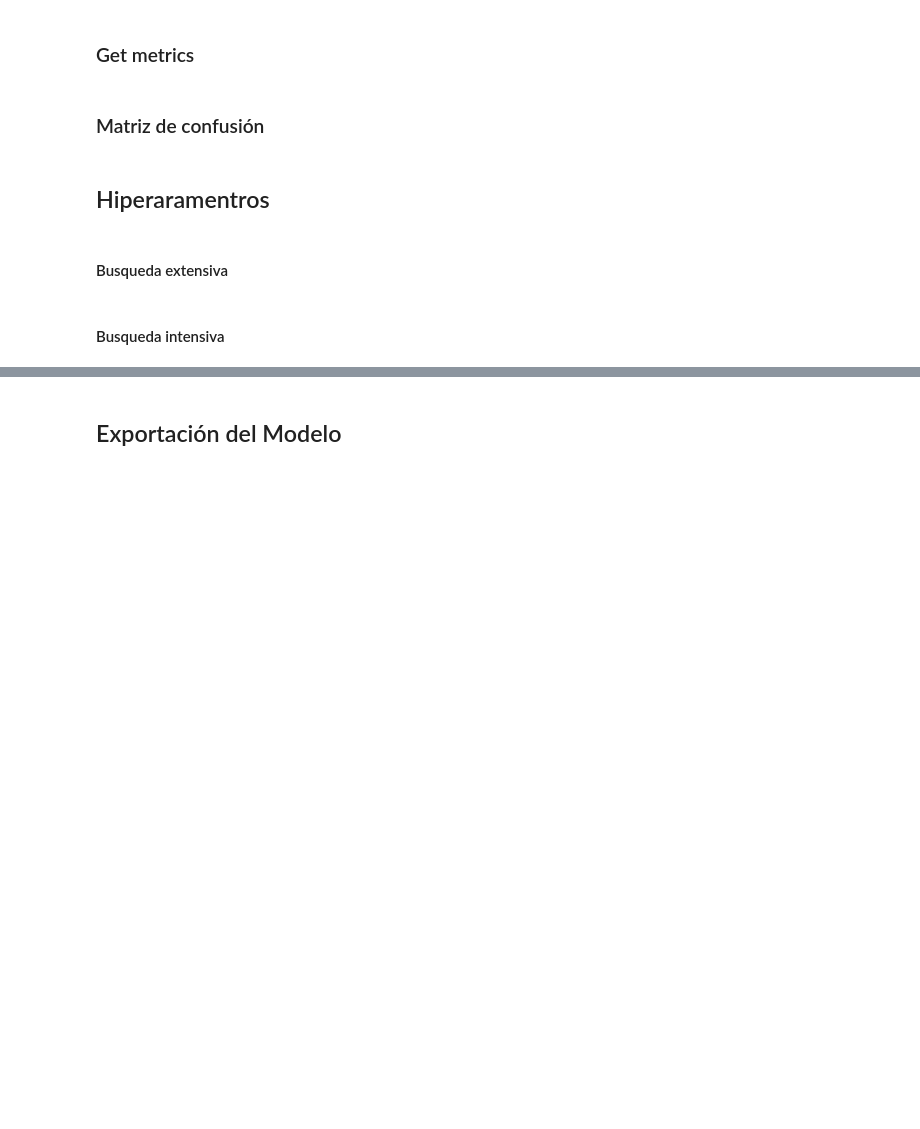
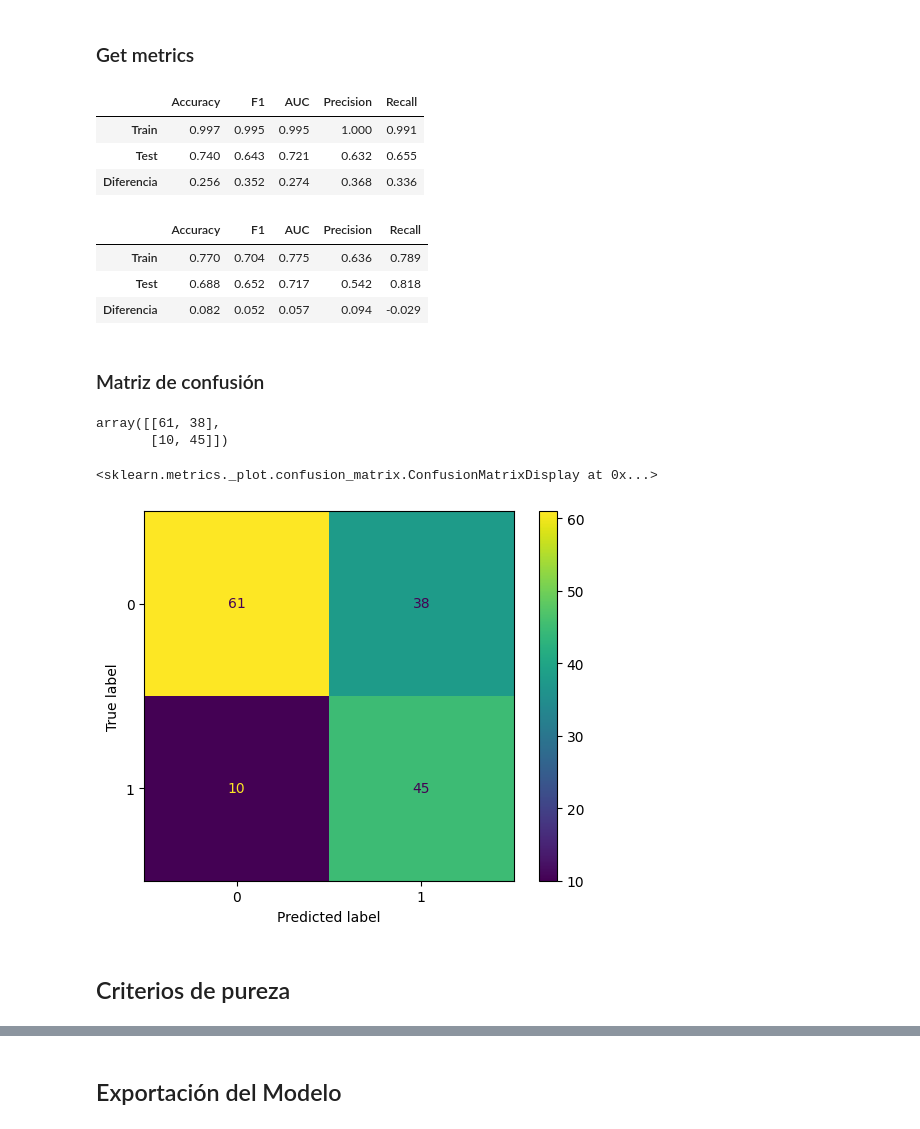
Before and after one commit to 4GeeksAcademy/carlossuesc95-intro-ml, a Jupyter notebook: src/04-decission-tree.ipynb, the cells around one changed output, grey strips where cells are left out. Cells and saved outputs as stored; diff of their text form; code cells hidden in the pictures; blank space fills up the shorter version.

```diff
--- a/src/ 04-decission-tree.ipynb
+++ b/src/04-decission-tree.ipynb
@@ -124,7 +162,7 @@ Name: count, dtype: int64
 # %%
 df_cop = df.copy()
-var_with_ceros = ['Insulin','SkinThickness', 'BloodPressure', 'BMI', 'Glucose']
-df_cop[var_with_ceros] = df_cop[var_with_ceros].replace(0, np.nan)
+vars_cero = ['Insulin','SkinThickness', 'BloodPressure', 'BMI', 'Glucose']
+df_cop[vars_cero] = df_cop[vars_cero].replace(0, np.nan)
 df_cop.head(20).T
 # %% [output]
 |  | 0 | 1 | 2 | 3 | 4 | 5 | 6 | 7 | 8 | 9 | 10 | ... |
@@ -183,7 +221,7 @@ plt.show()
 # %% [markdown]
 ## Train Test Split
 # %%
-X = df_sc.drop('Outcome',axis=1)
-y = df_sc['Outcome']
+X = df_cop.drop('Outcome',axis=1)
+y = df_cop['Outcome']
 # %%
 X_train, X_test, y_train, y_test = train_test_split(X, y, test_size=0.2, random_state=42)
@@ -383,16 +343,31 @@ get_metrics(y_train,y_test,train_pred_tree1,test_pred_tree1)
 # %%
-get_metrics(y_train, y_test, train_pred_complex, test_pred_complex)
+metrics_complex = get_metrics(y_train, y_test, train_pred_complex, test_pred_complex)
+metrics_complex
+# %% [output]
+|  | Accuracy | F1 | AUC | Precision | Recall |
+| Train | 0.997 | 0.995 | 0.995 | 1.000 | 0.991 |
+| Test | 0.740 | 0.643 | 0.721 | 0.632 | 0.655 |
+| Diferencia | 0.256 | 0.352 | 0.274 | 0.368 | 0.336 |
 # %%
-get_metrics(y_train, y_test, train_pred_simple, test_pred_simple)
+metrics_simple = get_metrics(y_train, y_test, train_pred_simple, test_pred_simple)
+metrics_simple
+# %% [output]
+|  | Accuracy | F1 | AUC | Precision | Recall |
+| Train | 0.770 | 0.704 | 0.775 | 0.636 | 0.789 |
+| Test | 0.688 | 0.652 | 0.717 | 0.542 | 0.818 |
+| Diferencia | 0.082 | 0.052 | 0.057 | 0.094 | -0.029 |
 # %% [markdown]
 ### Matriz de confusión
 # %%
 # Matriz de confusión
 cm = confusion_matrix(y_test, test_pred_simple)
 cm
+# %% [output]
+array([[61, 38],
+       [10, 45]])
-# %% [markdown]
-## Hiperaramentros
-# %% [markdown]
-#### Busqueda extensiva
-# %% [markdown]
-#### Busqueda intensiva
+# %%
+disp = ConfusionMatrixDisplay(confusion_matrix=cm, display_labels=['0', '1'])
+disp.plot()
+# %% [output]
+<sklearn.metrics._plot.confusion_matrix.ConfusionMatrixDisplay at 0x...>
+[figure, added]
@@ -398,0 +378,2 @@ cm
+# %% [markdown]
+## Criterios de pureza
```
Also changed, not shown: parts of 53 cells of this notebook, 2 other files.
